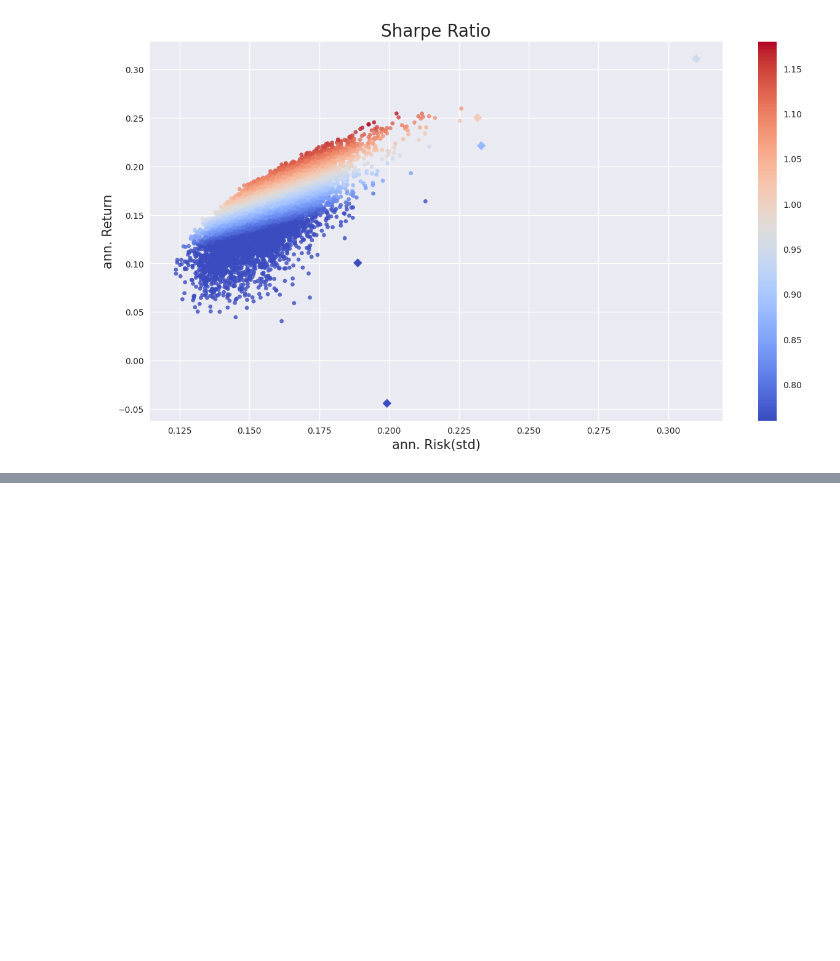
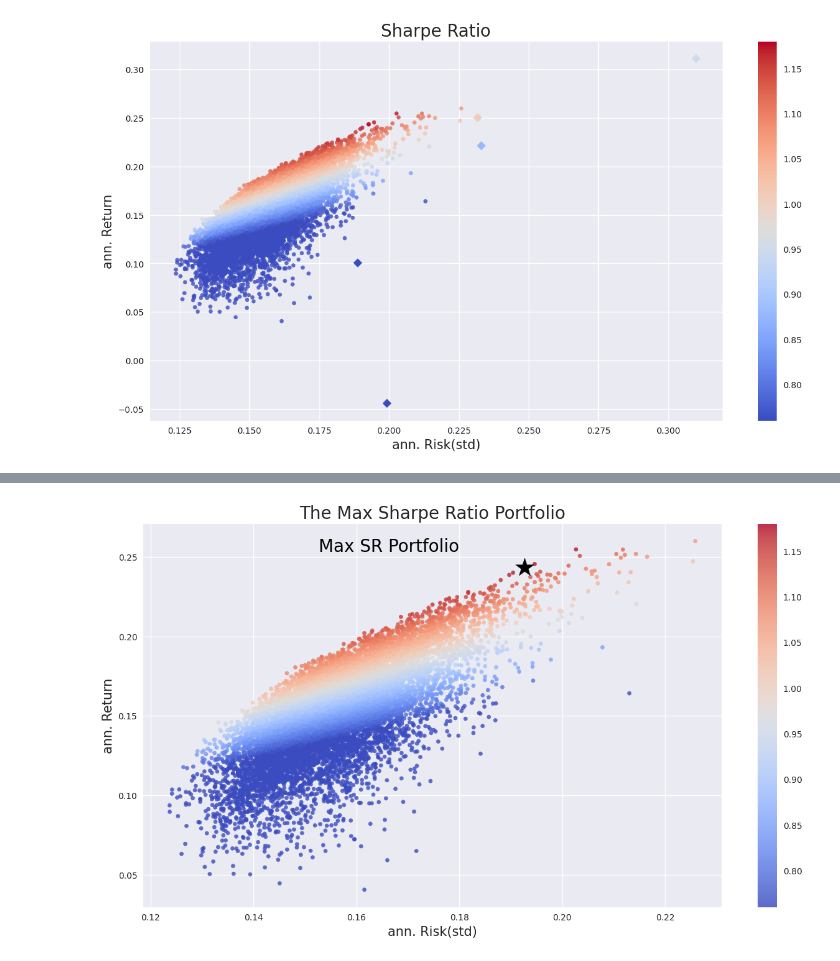
Before and after one commit to JamieW365/finance_projects, a Jupyter notebook: notebooks/portfolio_theory.ipynb, the cells around one changed output, grey strips where cells are left out. Cells and saved outputs as stored; diff of their text form; code cells hidden in the pictures; blank space fills up the shorter version.

Commit message:
finding the optimal portfolio

```diff
--- a/notebooks/portfolio_theory.ipynb
+++ b/notebooks/portfolio_theory.ipynb
@@ -442,0 +473,3 @@ plt.show()
+# %%
+msrp = port_summary.Sharpe.idxmax()
+msrp
@@ -442,0 +486,3 @@ plt.show()
+# %%
+msrp_w = weights[msrp, :]
+msrp_w
@@ -442,0 +502,3 @@ plt.show()
+# %%
+ret["MP"] = ret.dot(msrp_w)
+ret
@@ -442,0 +520,4 @@ plt.show()
+# %%
+summary = ann_risk_return(ret)
+summary["Sharpe"] = (summary["Return"].sub(rf[0]))/summary["Risk"]
+summary
@@ -442,0 +533,12 @@ plt.show()
+# %%
+plt.figure(figsize = (15, 8))
+plt.scatter(port_summary.loc[:, "Risk"], port_summary.loc[:, "Return"], s= 20, c = port_summary.loc[:, "Sharpe"], cmap = "coolwarm", vmin = 0.76, vmax = 1.18, alpha = 0.8)
+plt.colorbar()
+plt.scatter(summary.loc["MP", "Risk"], summary.loc["MP", "Return"],s= 500, c = "black", marker = "*")
+plt.annotate("Max SR Portfolio", xy=(summary.loc["MP", "Risk"]-0.04, summary.loc["MP", "Return"]+0.01), size = 20, color = "black")
+plt.xlabel("ann. Risk(std)", fontsize = 15)
+plt.ylabel("ann. Return", fontsize = 15)
+plt.title("The Max Sharpe Ratio Portfolio", fontsize = 20)
+plt.show()
+# %% [output]
+[figure, added]
```
Also changed, not shown: parts of 9 cells of this notebook.
